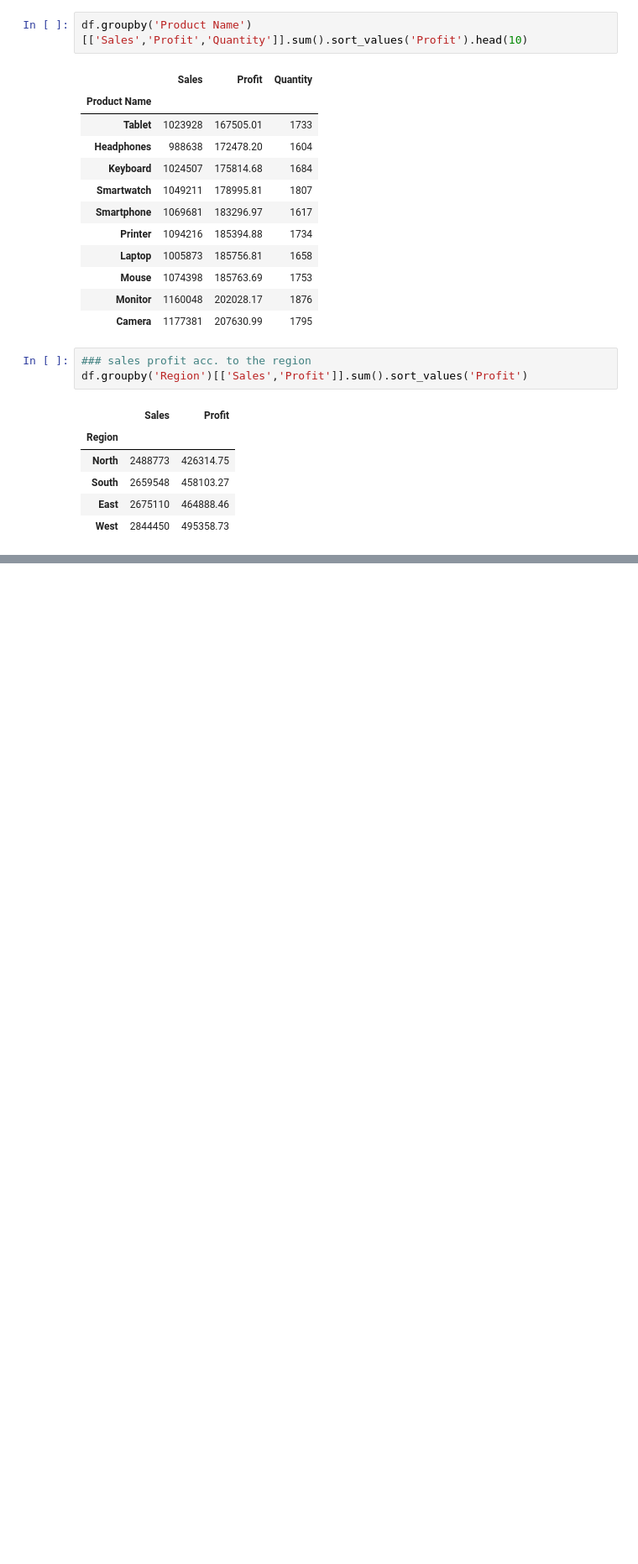
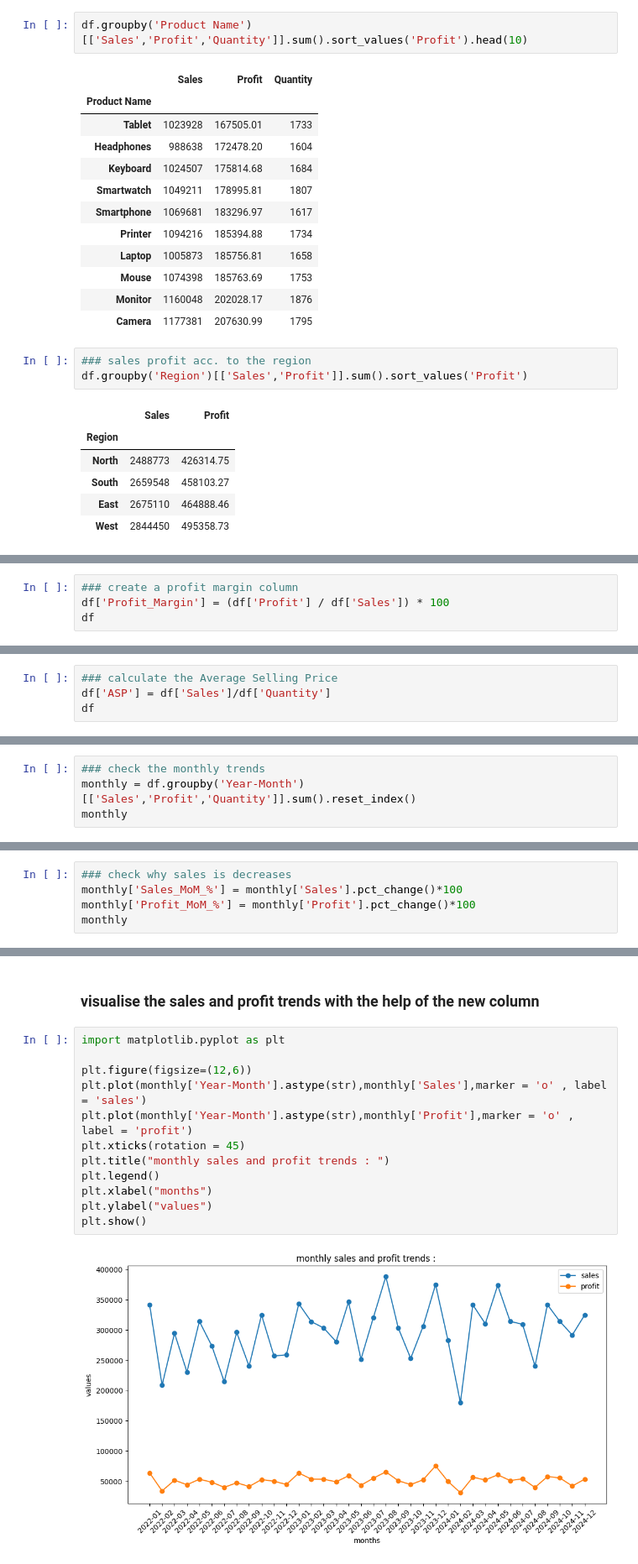
Before and after one commit to lakshyasinghal08/E-commerce-Sales--Analysis, a Jupyter notebook: analyse.ipynb, the cells around one changed output, grey strips where cells are left out. Shown at 84% size. Drawn from its saved outputs; the diff is of its cells as text; blank space fills up the shorter version.

Commit message:
visual the trends

```diff
--- a/analyse.ipynb
+++ b/analyse.ipynb
@@ -216,0 +239,4 @@ df.groupby('Category')[['Sales','Profit','Quantity']].sum().sort_values('Profit'
+# %%
+### create a profit margin column
+df['Profit_Margin'] = (df['Profit'] / df['Sales']) * 100
+df
@@ -216,0 +257,4 @@ df.groupby('Category')[['Sales','Profit','Quantity']].sum().sort_values('Profit'
+# %%
+### calculate the Average Selling Price
+df['ASP'] = df['Sales']/df['Quantity']
+df
@@ -216,0 +275,4 @@ df.groupby('Category')[['Sales','Profit','Quantity']].sum().sort_values('Profit'
+# %%
+### check the monthly trends
+monthly = df.groupby('Year-Month')[['Sales','Profit','Quantity']].sum().reset_index()
+monthly
@@ -216,0 +297,5 @@ df.groupby('Category')[['Sales','Profit','Quantity']].sum().sort_values('Profit'
+# %%
+### check why sales is decreases
+monthly['Sales_MoM_%'] = monthly['Sales'].pct_change()*100
+monthly['Profit_MoM_%'] = monthly['Profit'].pct_change()*100
+monthly
@@ -216,0 +320,16 @@ df.groupby('Category')[['Sales','Profit','Quantity']].sum().sort_values('Profit'
+# %% [markdown]
+### visualise the sales and profit trends with the help of the new column
+# %%
+import matplotlib.pyplot as plt
+
+plt.figure(figsize=(12,6))
+plt.plot(monthly['Year-Month'].astype(str),monthly['Sales'],marker = 'o' , label = 'sales')
+plt.plot(monthly['Year-Month'].astype(str),monthly['Profit'],marker = 'o' , label = 'profit')
+plt.xticks(rotation = 45)
+plt.title("monthly sales and profit trends : ")
+plt.legend()
+plt.xlabel("months")
+plt.ylabel("values")
+plt.show()
+# %% [output]
+[figure, added]
```
Also changed, not shown: parts of 14 cells of this notebook.
